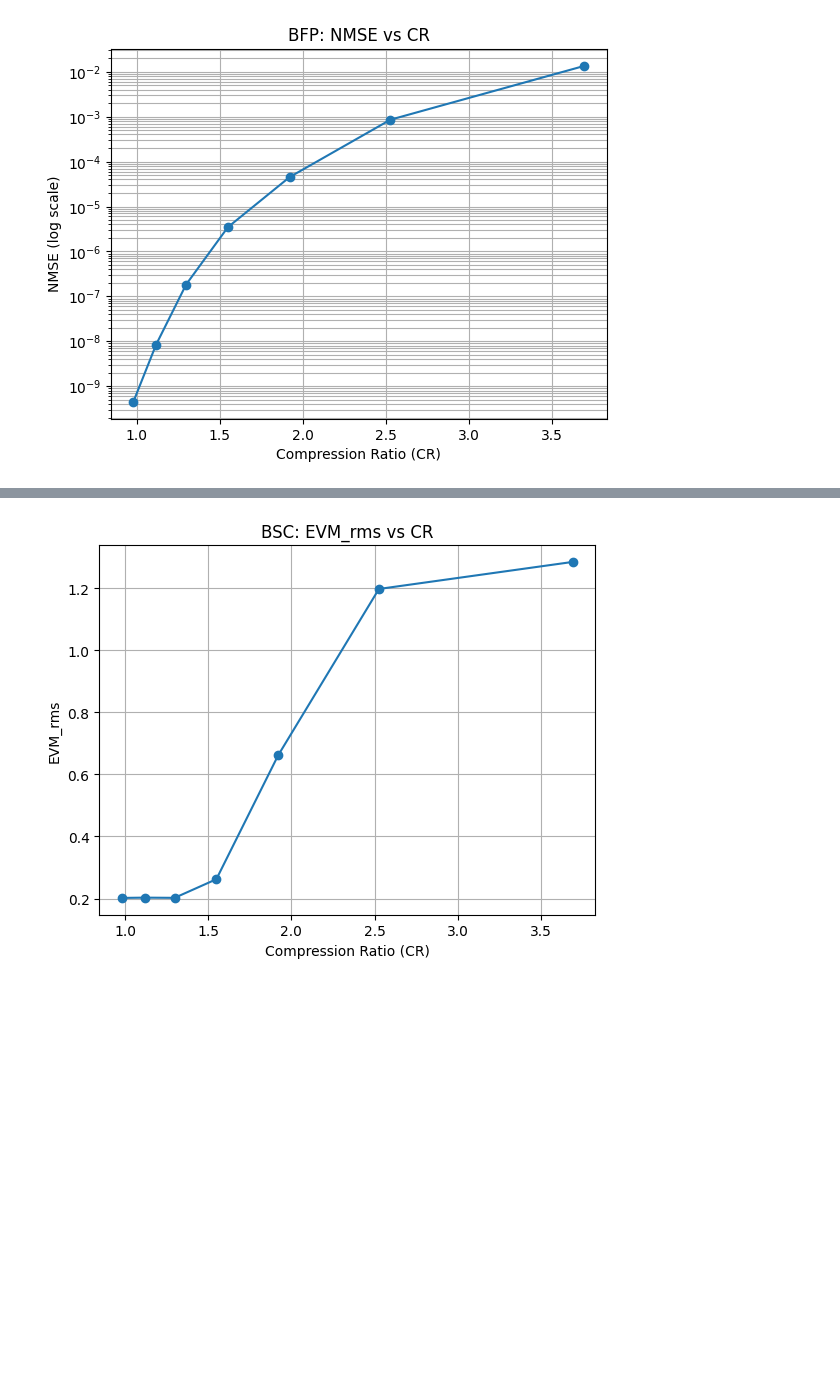
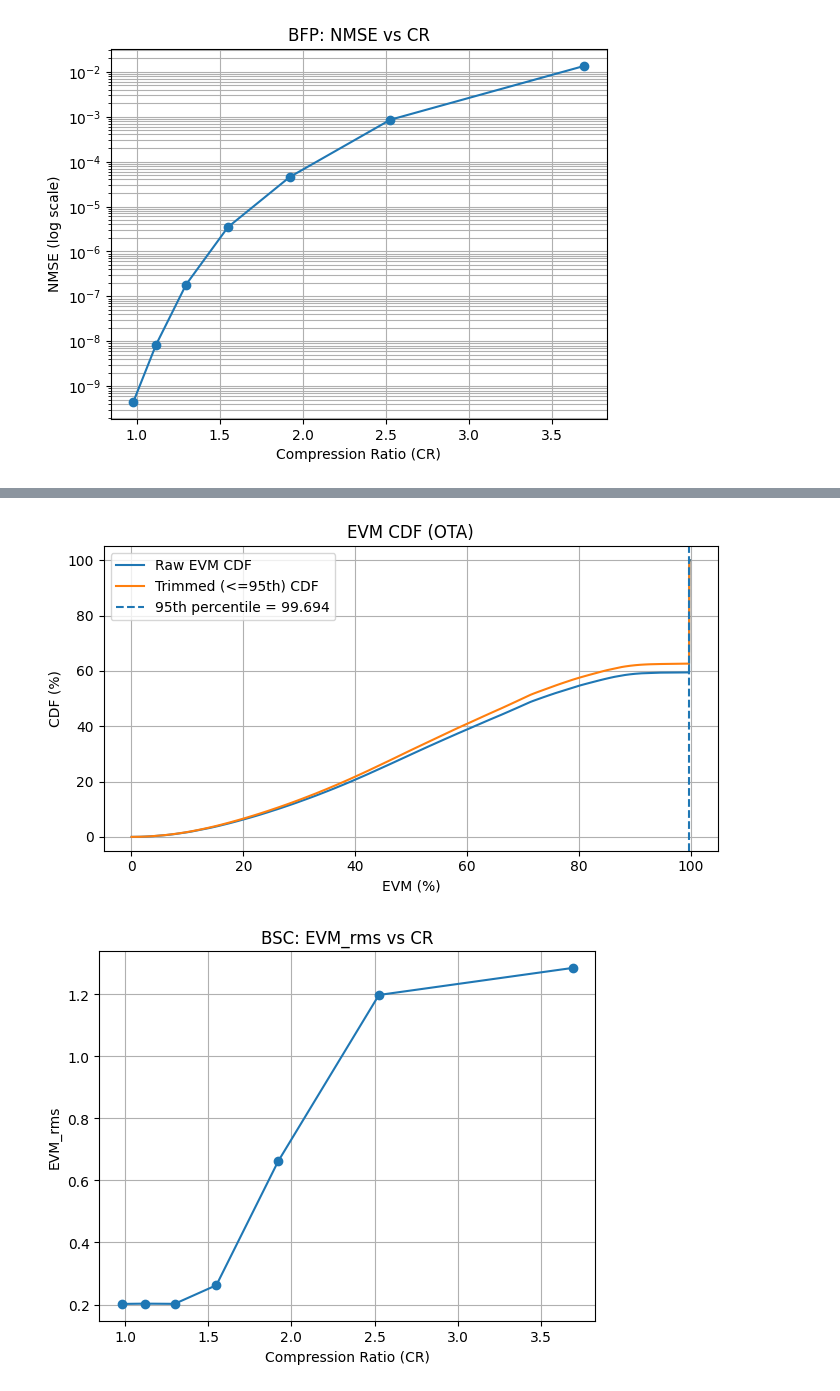
Before and after one commit to Agata872/Low_signal_resolution_extended, a Jupyter notebook: QPSK/validate.ipynb, the cells around one changed output, grey strips where cells are left out. Cells and saved outputs as stored; diff of their text form; code cells hidden in the pictures; blank space fills up the shorter version.

```diff
--- a/QPSK/validate.ipynb
+++ b/QPSK/validate.ipynb
@@ -166,0 +167,72 @@ as float64:
+# %%
+import os
+import numpy as np
+import matplotlib.pyplot as plt
+
+path = "evm/evm_1bit.bin"
+print("file size (bytes):", os.path.getsize(path))
+
+# 先假设是 float32
+x32 = np.fromfile(path, dtype=np.float32)
+print("as float32:")
+print("  num samples:", x32.size)
+print("  min / max :", x32.min(), x32.max())
+print("  first 10  :", x32[:10])
+
+# 再试试 float64（防止 File Sink 设成了 double）
+x64 = np.fromfile(path, dtype=np.float64)
+print("\nas float64:")
+print("  num samples:", x64.size)
+print("  min / max :", x64.min(), x64.max())
+print("  first 10  :", x64[:10])
+
+evm = x32.astype(float)
+
+# ---------- 原始统计 ----------
+print("Raw EVM statistics:")
+print("  mean :", evm.mean())
+print("  std  :", evm.std())
+print("  min  :", evm.min())
+print("  max  :", evm.max())
+
+# ---------- 去掉前 5%（最大的 5%） ----------
+p95 = np.percentile(evm, 95)
+evm_trim = evm[evm <= p95]
+
+print("\nAfter removing top 5% EVM samples:")
+print("  threshold (95th percentile):", p95)
+print("  kept ratio :", evm_trim.size / evm.size)
+print("  mean       :", evm_trim.mean())
+print("  std        :", evm_trim.std())
+print("  min        :", evm_trim.min())
+print("  max        :", evm_trim.max())
+
+# ---------- CDF 函数 ----------
+def empirical_cdf(data: np.ndarray):
+    data = np.asarray(data)
+    data = data[np.isfinite(data)]          # 防 NaN/Inf
+    data_sorted = np.sort(data)
+    cdf = np.arange(1, data_sorted.size + 1) / data_sorted.size
+    return data_sorted, cdf
+
+# ---------- 计算 CDF ----------
+x_raw, cdf_raw = empirical_cdf(evm)
+x_trim, cdf_trim = empirical_cdf(evm_trim)
+
+# ---------- 可视化：CDF ----------
+plt.figure(figsize=(7,4))
+
+plt.plot(x_raw, 100*cdf_raw, label="Raw EVM CDF")
+plt.plot(x_trim, 100*cdf_trim, label="Trimmed (<=95th) CDF")
+
+# 标出 95th percentile 的位置（在 raw 上）
+plt.axvline(p95, linestyle="--", label=f"95th percentile = {p95:.3f}")
+
+plt.title("EVM CDF (OTA)")
+plt.xlabel("EVM (%)")
+plt.ylabel("CDF (%)")
+plt.grid(True)
+plt.legend()
+plt.tight_layout()
+plt.show()
+# %% [output]
@@ -167,3 +256,4 @@ as float64:
+[figure, added]
 # %%
 import os
 import numpy as np
```
Also changed, not shown: parts of 3 cells of this notebook, 1 other file.
